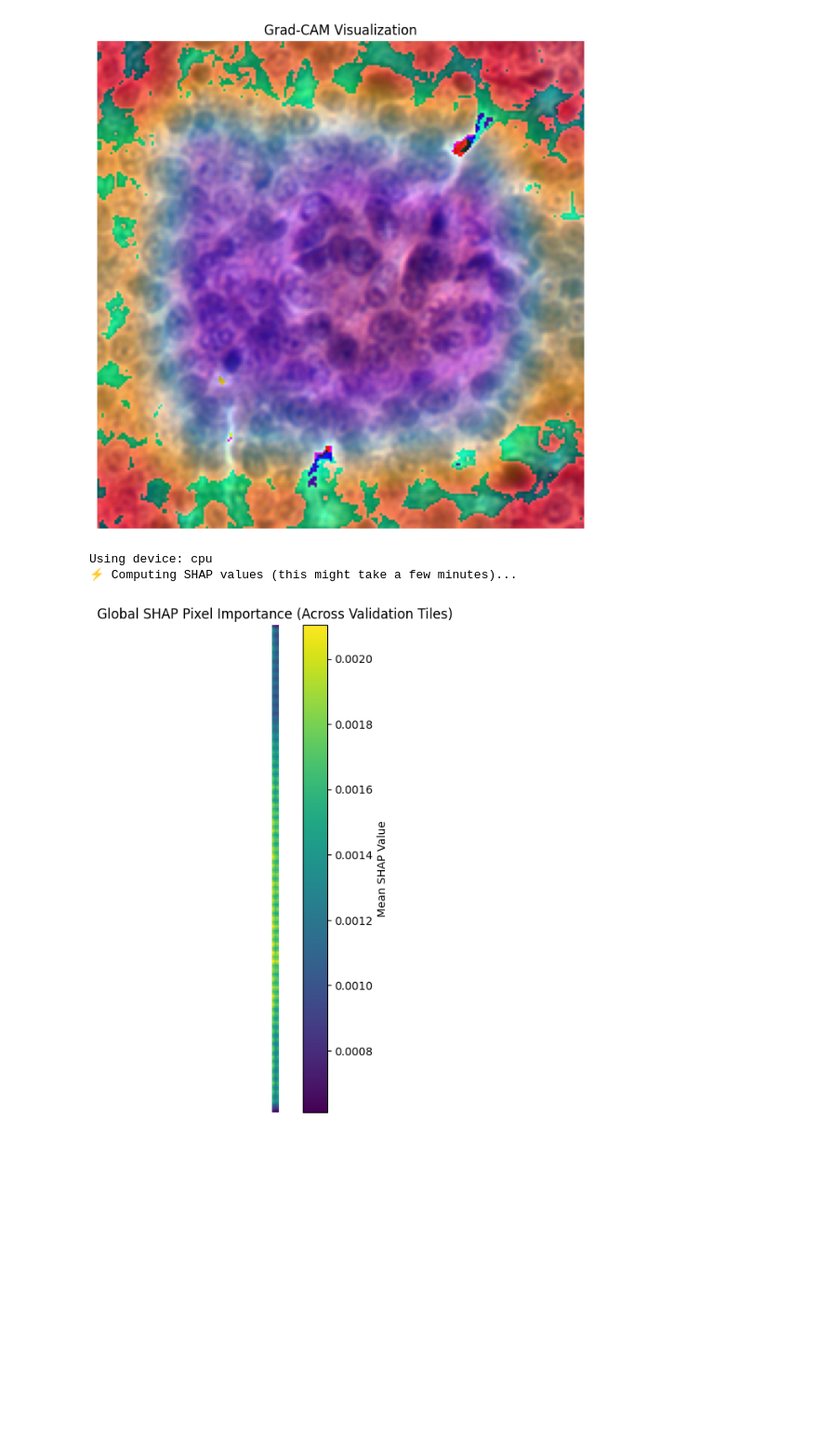
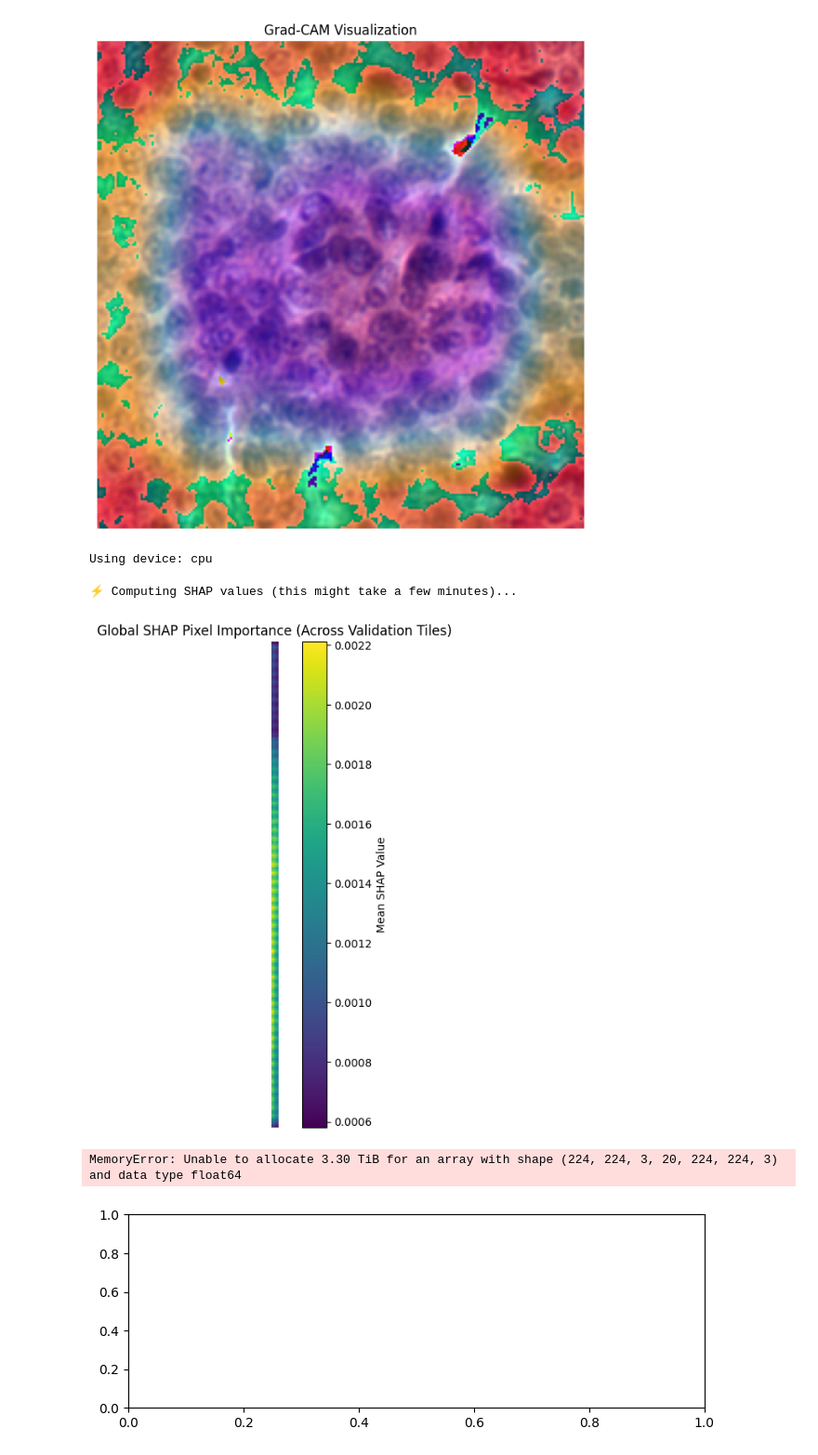
Before and after one commit to Jacinda-G/-lymphoid-malignancy-classification, a Jupyter notebook: notebooks/visualization.ipynb, the cells around one changed output. Shown: that part at 93% size. Drawn from its saved outputs; the diff is of its cells as text; code cells hidden in the pictures; blank space fills up the shorter version.

```diff
--- a/notebooks/visualization.ipynb
+++ b/notebooks/visualization.ipynb
@@ -198,32 +198,37 @@ explainer = shap.DeepExplainer(wrapped_model, background)
 
 # Note: SHAP expects float32
 background = background.float()
 
 explainer = shap.GradientExplainer(wrapped_model, background)
 
 print("⚡ Computing SHAP values (this might take a few minutes)...")
 shap_values = explainer.shap_values(background)
 
 # --- Summarize Global Importance
 # shap_values will have one array per class
 # We'll just visualize for one class (e.g., overall first)
 
 shap_numpy = np.stack([np.abs(shap_val).mean(axis=0) for shap_val in shap_values])
 
 # Global SHAP Summary
 mean_shap = shap_numpy.mean(axis=0)  # Mean over samples
 mean_shap = mean_shap.transpose((1,2,0))  # [H, W, C]
 
 # Sum over color channels
 mean_shap_gray = mean_shap.mean(axis=-1)
 
 plt.figure(figsize=(8,8))
 plt.imshow(mean_shap_gray, cmap='viridis')
 plt.title("Global SHAP Pixel Importance (Across Validation Tiles)")
 plt.axis('off')
 plt.colorbar(label="Mean SHAP Value")
 plt.show()
+
+shap.summary_plot(shap_values, features=background.cpu().numpy(), feature_names=["R", "G", "B"])
+plt.savefig("outputs/shap_summary.png", bbox_inches='tight')
 # %% [output]
 Using device: cpu
-⚡ Computing SHAP values (this might take a few minutes)...
+⚡ Computing SHAP values (this might take a few minutes)...
-[figure, old version]
+[figure, new version]
+MemoryError: Unable to allocate 3.30 TiB for an array with shape (224, 224, 3, 20, 224, 224, 3) and data type float64
+[figure, added]
```
Also changed, not shown: 6 other files.
